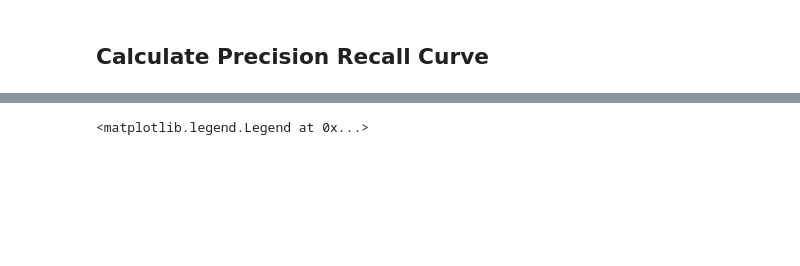
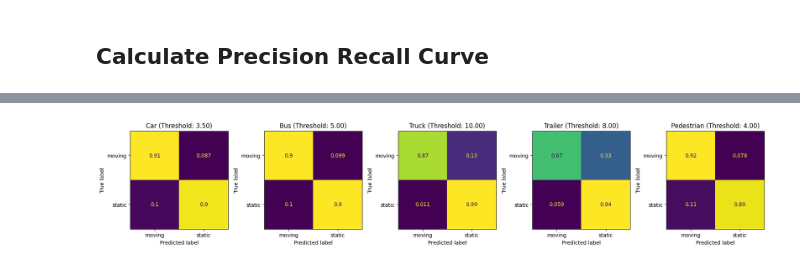
Before and after one commit to corneliusschroeder/Poly-MOT, a Jupyter notebook: jittering_module/evaluation.ipynb, the cells around one changed output, grey strips where cells are left out. Cells and saved outputs as stored; diff of their text form; code cells hidden in the pictures; blank space fills up the shorter version.

```diff
--- a/jittering_module/evaluation.ipynb
+++ b/jittering_module/evaluation.ipynb
@@ -78,4 +87,32 @@ plt.show()
 # %%
-legend
+### Confusion Matrix
+import sklearn.metrics as sk
+import matplotlib.pyplot as plt
+
+fig, axes = plt.subplots(1, len(classes), figsize=(18, 4))
+
+thresholds = {
+    'car': 3.5,
+    'bus': 5.0,
+    'truck': 10,
+    'trailer': 8,
+    'pedestrian': 4
+}
+
+for idx, class_name in enumerate(classes):
+    path = '/workspaces/Poly-MOT/paper/jittering_z_scores/z_scores/' + class_name + '_z_scores.csv'
+    df = pd.read_csv(path)
+    mask = df['mov_Pred'].notnull() & df['mov_GT'].notnull()
+    prediction_arr = df['mov_Pred'][mask].to_numpy()
+    threshold = thresholds[class_name]
+    prediction_arr = ['moving' if pred > threshold else 'static' for pred in prediction_arr]
+    GT_arr = df['mov_GT'][mask].to_numpy()
+    sk.ConfusionMatrixDisplay.from_predictions(GT_arr, prediction_arr, ax=axes[idx], colorbar=False, normalize='true')
+    axes[idx].set_title(f"{class_name.capitalize()} (Threshold: {threshold:.2f})")
+
+
+
+plt.tight_layout()
+plt.show()
 # %% [output]
-<matplotlib.legend.Legend at 0x...>
+[figure, added]
```
Also changed, not shown: parts of 20 cells of this notebook, 2 other files.
